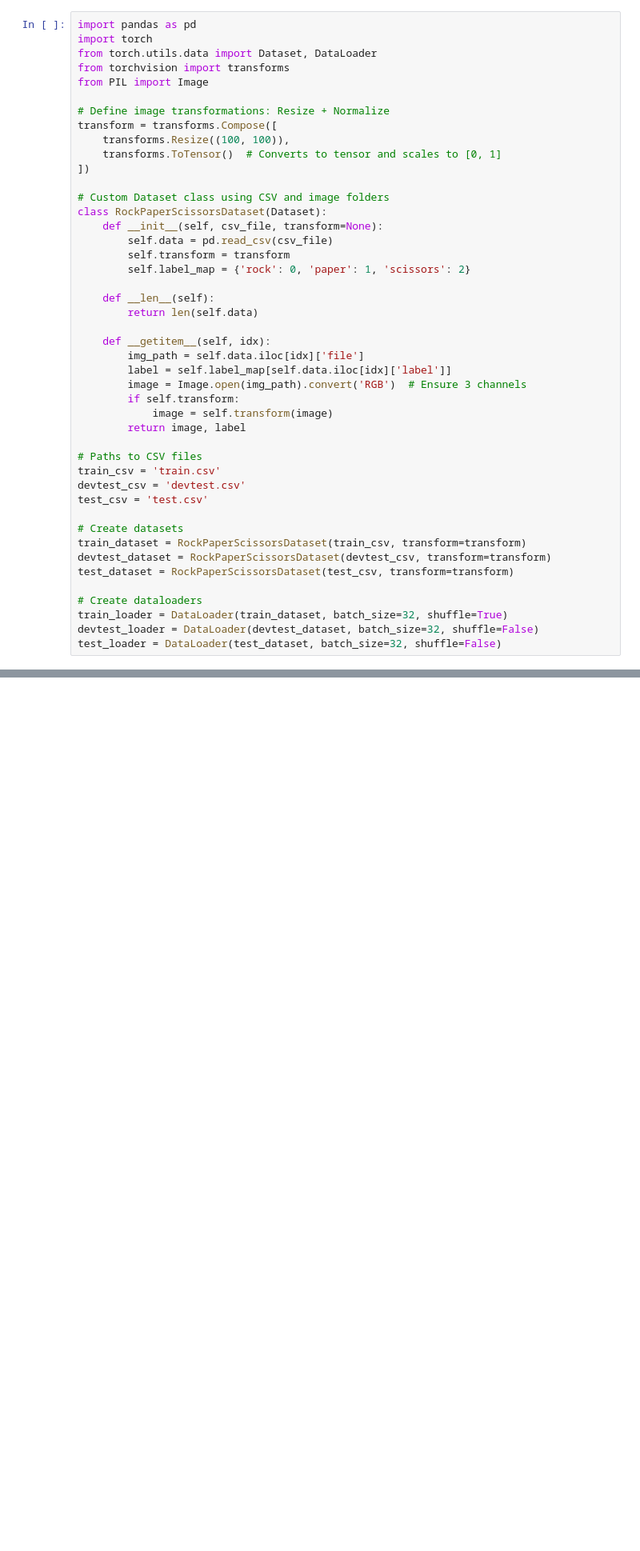
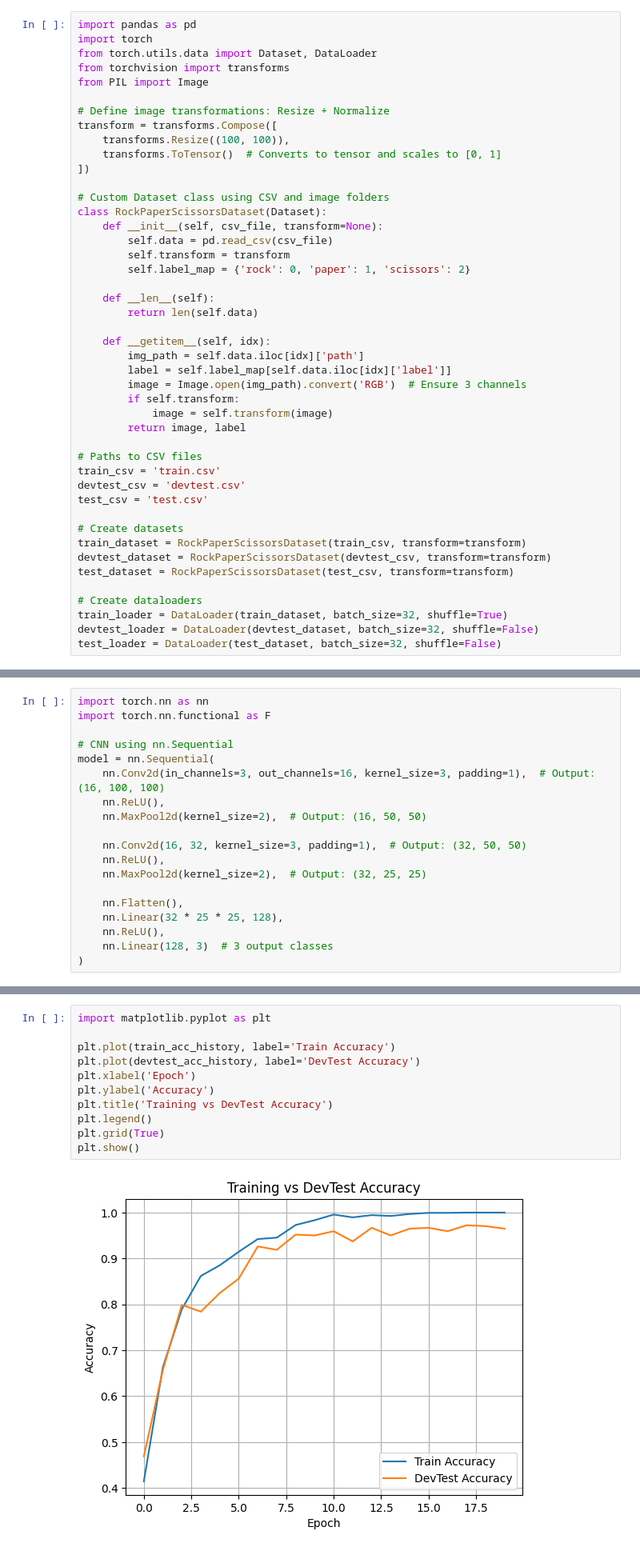
Before and after one commit to COMP3420-2025S1/assignment-2-marleybharat, a Jupyter notebook: Assignment_2_resubmission.ipynb, the cells around one changed output, grey strips where cells are left out. Shown at 80% size. Cells and saved outputs as stored; diff of their text form; blank space fills up the shorter version.

```diff
--- a/Assignment_2_resubmission.ipynb
+++ b/Assignment_2_resubmission.ipynb
@@ -92,7 +96,7 @@ class RockPaperScissorsDataset(Dataset):
         return len(self.data)
 
     def __getitem__(self, idx):
-        img_path = self.data.iloc[idx]['file']
+        img_path = self.data.iloc[idx]['path']
         label = self.label_map[self.data.iloc[idx]['label']]
         image = Image.open(img_path).convert('RGB')  # Ensure 3 channels
         if self.transform:
@@ -115,0 +126,19 @@ test_loader = DataLoader(test_dataset, batch_size=32, shuffle=False)
+# %%
+import torch.nn as nn
+import torch.nn.functional as F
+
+# CNN using nn.Sequential
+model = nn.Sequential(
+    nn.Conv2d(in_channels=3, out_channels=16, kernel_size=3, padding=1),  # Output: (16, 100, 100)
+    nn.ReLU(),
+    nn.MaxPool2d(kernel_size=2),  # Output: (16, 50, 50)
+
+    nn.Conv2d(16, 32, kernel_size=3, padding=1),  # Output: (32, 50, 50)
+    nn.ReLU(),
+    nn.MaxPool2d(kernel_size=2),  # Output: (32, 25, 25)
+
+    nn.Flatten(),
+    nn.Linear(32 * 25 * 25, 128),
+    nn.ReLU(),
+    nn.Linear(128, 3)  # 3 output classes
+)
@@ -115,0 +223,13 @@ test_loader = DataLoader(test_dataset, batch_size=32, shuffle=False)
+# %%
+import matplotlib.pyplot as plt
+
+plt.plot(train_acc_history, label='Train Accuracy')
+plt.plot(devtest_acc_history, label='DevTest Accuracy')
+plt.xlabel('Epoch')
+plt.ylabel('Accuracy')
+plt.title('Training vs DevTest Accuracy')
+plt.legend()
+plt.grid(True)
+plt.show()
+# %% [output]
+[figure, added]
```
Also changed, not shown: parts of 11 cells of this notebook.
